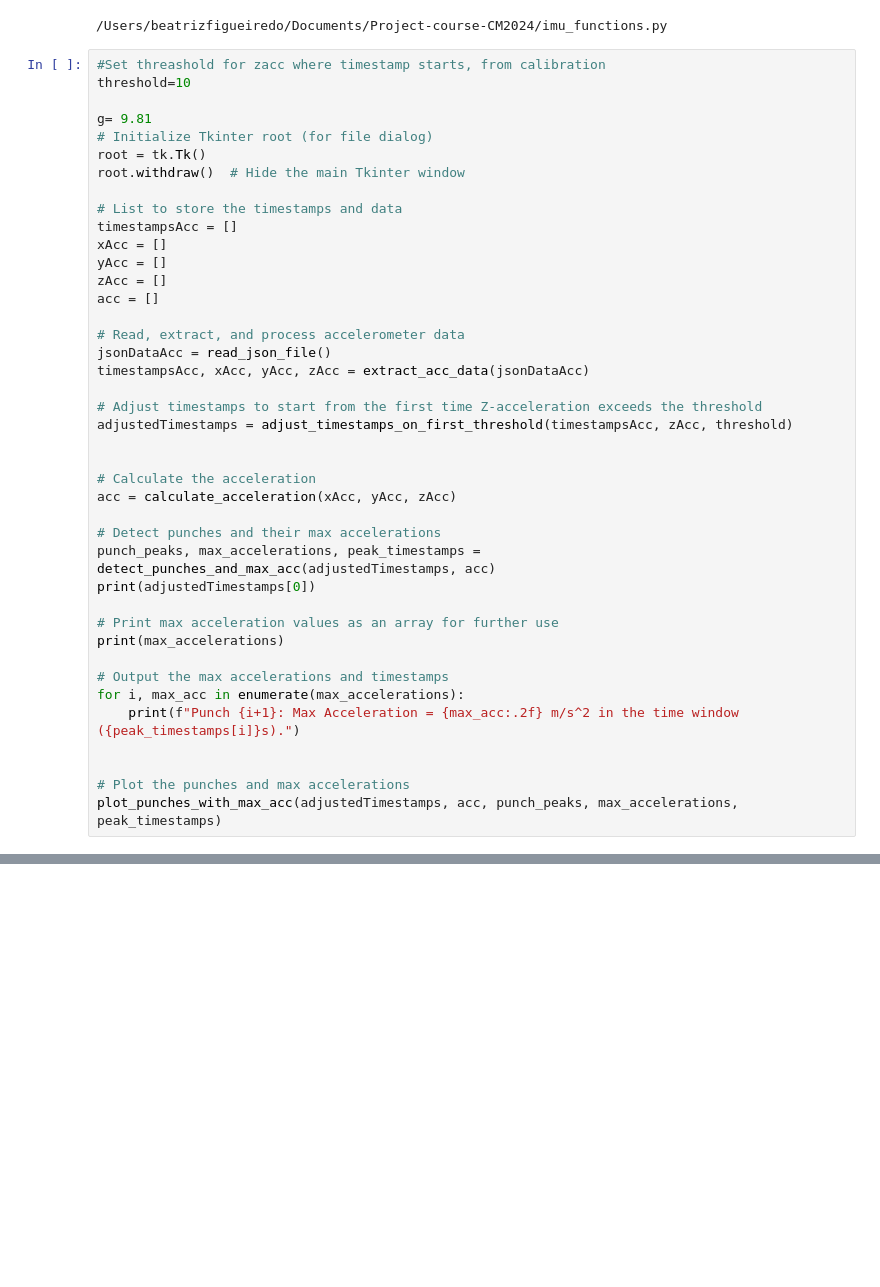
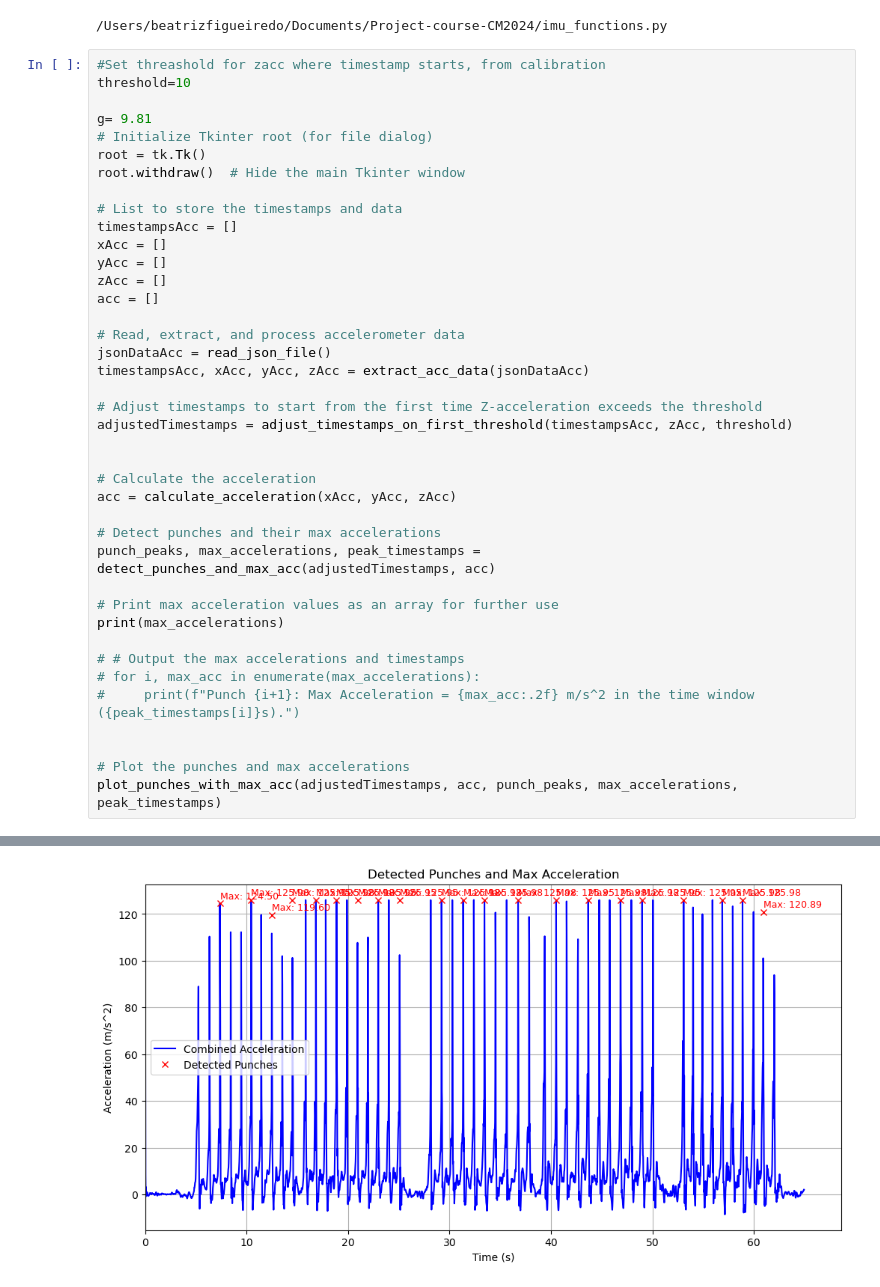
Before and after one commit to ellaVillfor/Project-course-CM2024, a Jupyter notebook: pipeline_cm2024.ipynb, the cells around one changed output, grey strips where cells are left out. Drawn from its saved outputs; the diff is of its cells as text; blank space fills up the shorter version.

```diff
--- a/pipeline_cm2024.ipynb
+++ b/pipeline_cm2024.ipynb
@@ -97,14 +97,13 @@ acc = calculate_acceleration(xAcc, yAcc, zAcc)
 
 # Detect punches and their max accelerations
 punch_peaks, max_accelerations, peak_timestamps = detect_punches_and_max_acc(adjustedTimestamps, acc)
-print(adjustedTimestamps[0])
 
 # Print max acceleration values as an array for further use
 print(max_accelerations)
 
-# Output the max accelerations and timestamps
-for i, max_acc in enumerate(max_accelerations):
-    print(f"Punch {i+1}: Max Acceleration = {max_acc:.2f} m/s^2 in the time window ({peak_timestamps[i]}s).")
+# # Output the max accelerations and timestamps
+# for i, max_acc in enumerate(max_accelerations):
+#     print(f"Punch {i+1}: Max Acceleration = {max_acc:.2f} m/s^2 in the time window ({peak_timestamps[i]}s).")
 
 
 # Plot the punches and max accelerations
@@ -114,3 +129,4 @@ NameError: name 'newTimestampsAcc' is not defined
+[figure, added]
 # %%
 import matplotlib.pyplot as plt
 import numpy as np
```
Also changed, not shown: parts of 2 cells of this notebook, 1 other file.
